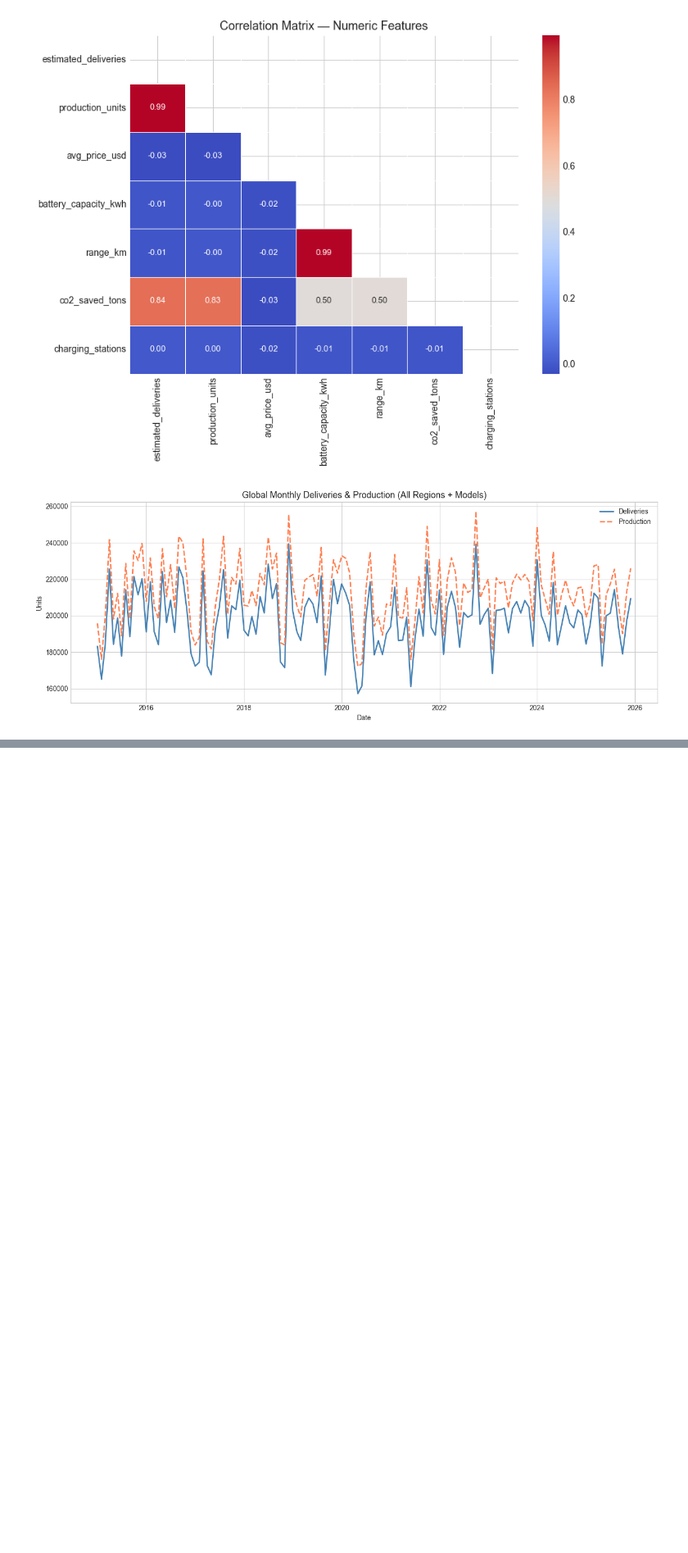
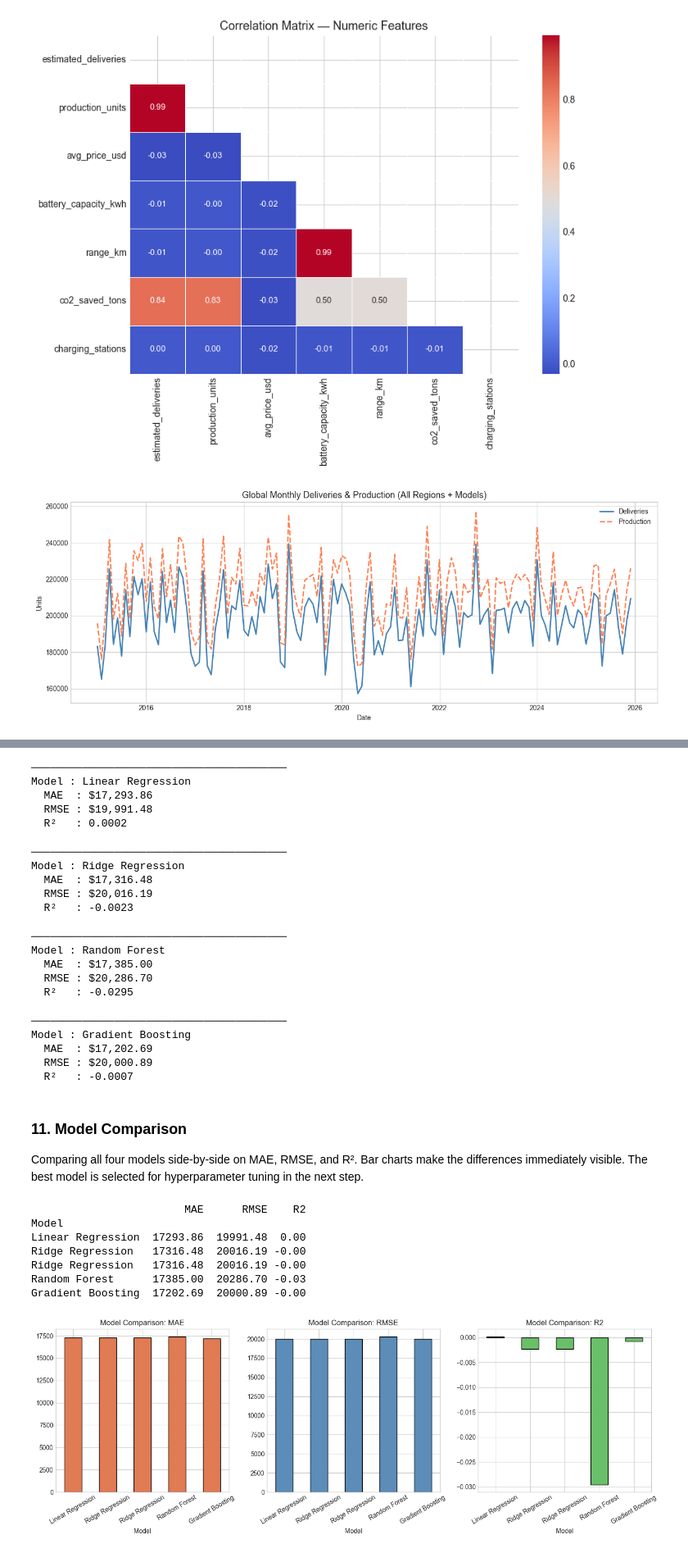
Before and after one commit to satyam294/CT-CEI-DS-2026, a Jupyter notebook: week2_Satyam_Chand/week2_Satyam_Chand.ipynb, the cells around one changed output, grey strips where cells are left out. Shown at 82% size. Drawn from its saved outputs; the diff is of its cells as text; code cells hidden in the pictures; blank space fills up the shorter version.

Commit message:
week2: Feature Engineering and Base Model training

```diff
--- a/week2_Satyam_Chand/week2_Satyam_Chand.ipynb
+++ b/week2_Satyam_Chand/week2_Satyam_Chand.ipynb
@@ -228,0 +340,77 @@ plt.show()
+# %%
+def evaluate(name, y_true, y_pred):
+    mae  = mean_absolute_error(y_true, y_pred)
+    rmse = np.sqrt(mean_squared_error(y_true, y_pred))
+    r2   = r2_score(y_true, y_pred)
+    print(f"{'─'*40}")
+    print(f"Model : {name}")
+    print(f"  MAE  : ${mae:,.2f}")
+    print(f"  RMSE : ${rmse:,.2f}")
+    print(f"  R²   : {r2:.4f}")
+    return {'Model': name, 'MAE': mae, 'RMSE': rmse, 'R2': r2}
+
+results = []
+
+lr = LinearRegression()
+lr.fit(X_train_sc, y_train)
+results.append(evaluate("Linear Regression", y_test, lr.predict(X_test_sc)))
+# %% [output]
+────────────────────────────────────────
+Model : Linear Regression
+  MAE  : $17,293.86
+  RMSE : $19,991.48
+  R²   : 0.0002
+# %%
+ridge = Ridge(alpha=10)
+ridge.fit(X_train_sc, y_train)
+results.append(evaluate("Ridge Regression", y_test, ridge.predict(X_test_sc)))
+# %% [output]
+────────────────────────────────────────
+Model : Ridge Regression
+  MAE  : $17,316.48
+  RMSE : $20,016.19
+  R²   : -0.0023
+# %%
+rf = RandomForestRegressor(n_estimators=100, random_state=42)
+rf.fit(X_train_sc, y_train)
+results.append(evaluate("Random Forest", y_test, rf.predict(X_test_sc)))
+# %% [output]
+────────────────────────────────────────
+Model : Random Forest
+  MAE  : $17,385.00
+  RMSE : $20,286.70
+  R²   : -0.0295
+# %%
+gb = GradientBoostingRegressor(n_estimators=100, learning_rate=0.1, max_depth=3, random_state=42)
+gb.fit(X_train_sc, y_train)
+results.append(evaluate("Gradient Boosting", y_test, gb.predict(X_test_sc)))
+# %% [output]
+────────────────────────────────────────
+Model : Gradient Boosting
+  MAE  : $17,202.69
+  RMSE : $20,000.89
+  R²   : -0.0007
+# %% [markdown]
+### 11. Model Comparison
+
+Comparing all four models side-by-side on MAE, RMSE, and R². Bar charts make the differences immediately visible. The best model is selected for hyperparameter tuning in the next step.
+# %%
+results_df = pd.DataFrame(results).set_index('Model')
+print(results_df.round(2))
+
+fig, axes = plt.subplots(1, 3, figsize=(14, 5))
+for ax, metric, color in zip(axes, ['MAE', 'RMSE', 'R2'], ['#e07b54', '#5b8db8', '#6abf69']):
+    results_df[metric].plot(kind='bar', ax=ax, color=color, edgecolor='black')
+    ax.set_title(f"Model Comparison: {metric}", fontsize=12)
+    ax.tick_params(axis='x', rotation=30)
+plt.tight_layout()
+plt.show()
+# %% [output]
+                        MAE      RMSE    R2
+Model
+Linear Regression  17293.86  19991.48  0.00
+Ridge Regression   17316.48  20016.19 -0.00
+Ridge Regression   17316.48  20016.19 -0.00
+Random Forest      17385.00  20286.70 -0.03
+Gradient Boosting  17202.69  20000.89 -0.00
+[figure, added]
```
Also changed, not shown: parts of 9 cells of this notebook.
